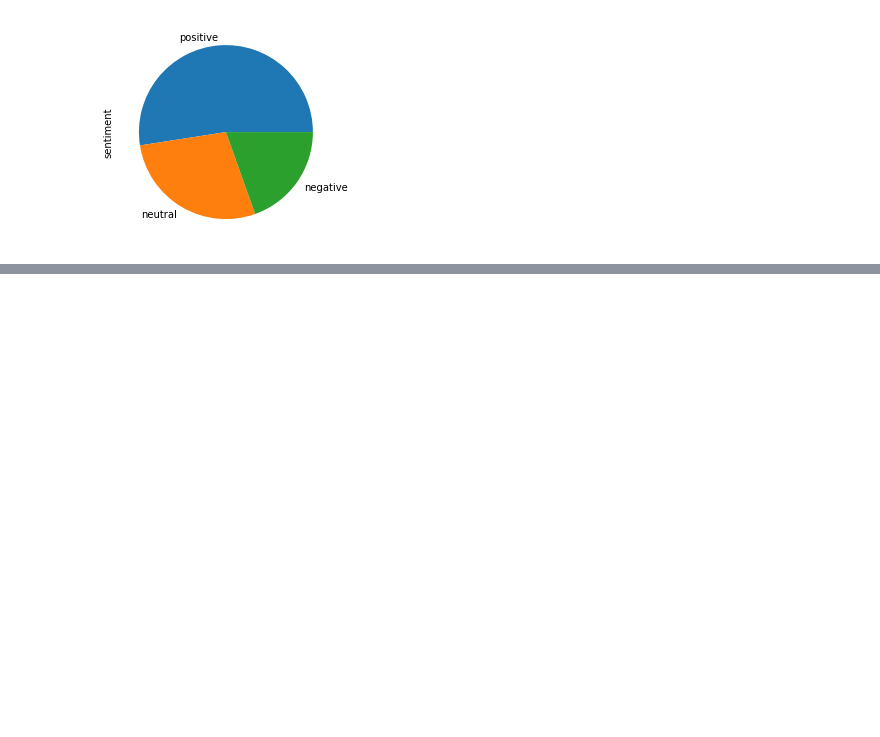
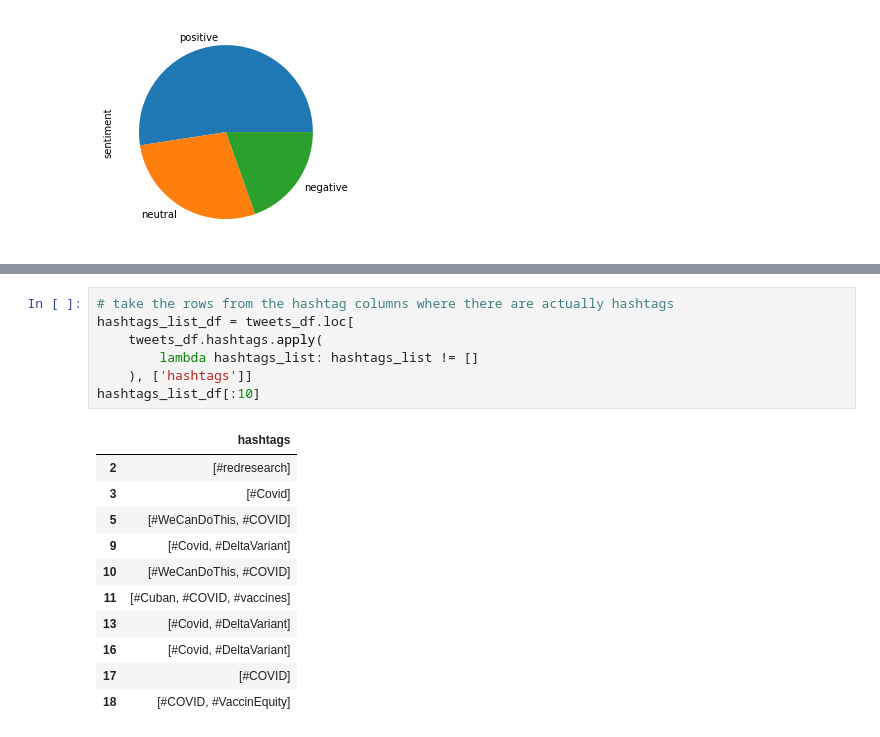
Before and after one commit to zelalemgetahun9374/Twitter-Data-Analysis, a Jupyter notebook: Notebooks/Data_preprocessing_and_exploration.ipynb, the cells around one changed output, grey strips where cells are left out. Saved outputs shown, nothing was run; the diff lists cells and outputs as text; blank space fills up the shorter version.

Commit message:
explored and visualized hashtags

```diff
--- a/Notebooks/Data_preprocessing_and_exploration.ipynb
+++ b/Notebooks/Data_preprocessing_and_exploration.ipynb
@@ -251,0 +274,19 @@ tweets_df["sentiment"].value_counts().plot(kind="pie");
+# %%
+# take the rows from the hashtag columns where there are actually hashtags
+hashtags_list_df = tweets_df.loc[
+    tweets_df.hashtags.apply(
+        lambda hashtags_list: hashtags_list != []
+    ), ['hashtags']]
+hashtags_list_df[:10]
+# %% [output]
+|  | hashtags |
+| 2 | [#redresearch] |
+| 3 | [#Covid] |
+| 5 | [#WeCanDoThis, #COVID] |
+| 9 | [#Covid, #DeltaVariant] |
+| 10 | [#WeCanDoThis, #COVID] |
+| 11 | [#Cuban, #COVID, #vaccines] |
+| 13 | [#Covid, #DeltaVariant] |
+| 16 | [#Covid, #DeltaVariant] |
+| 17 | [#COVID] |
+| 18 | [#COVID, #VaccinEquity] |
```
Also changed, not shown: parts of 7 cells of this notebook.
